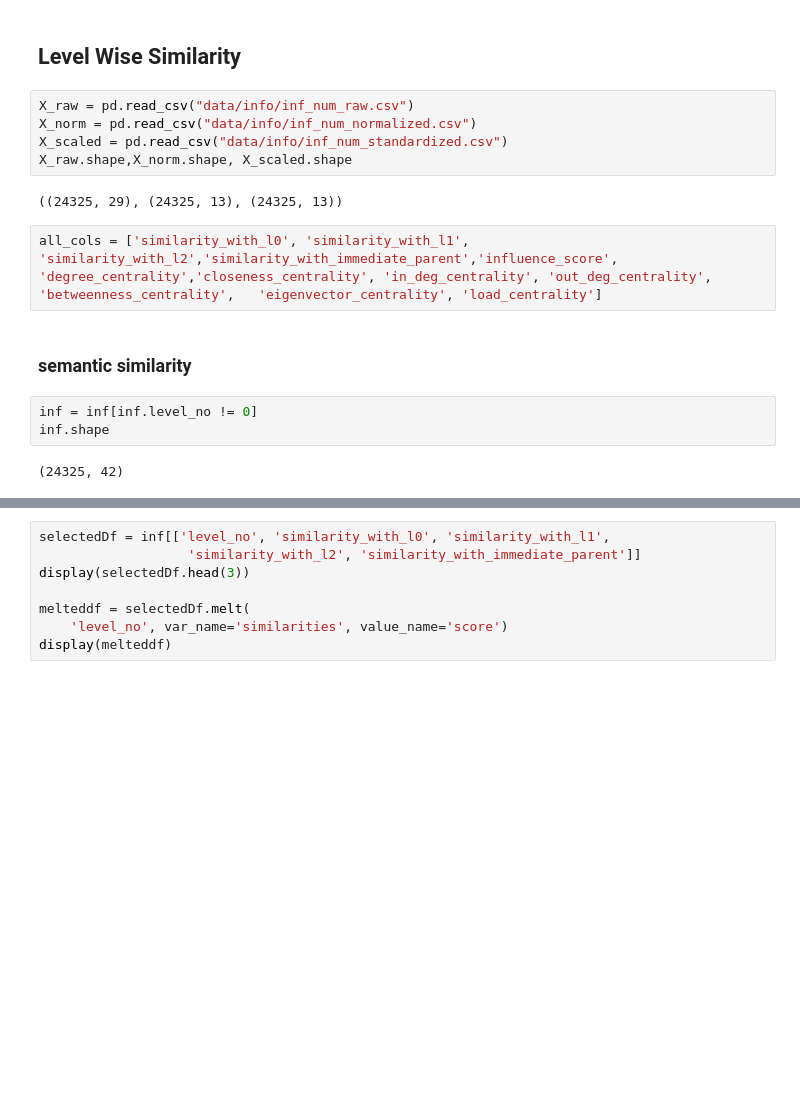
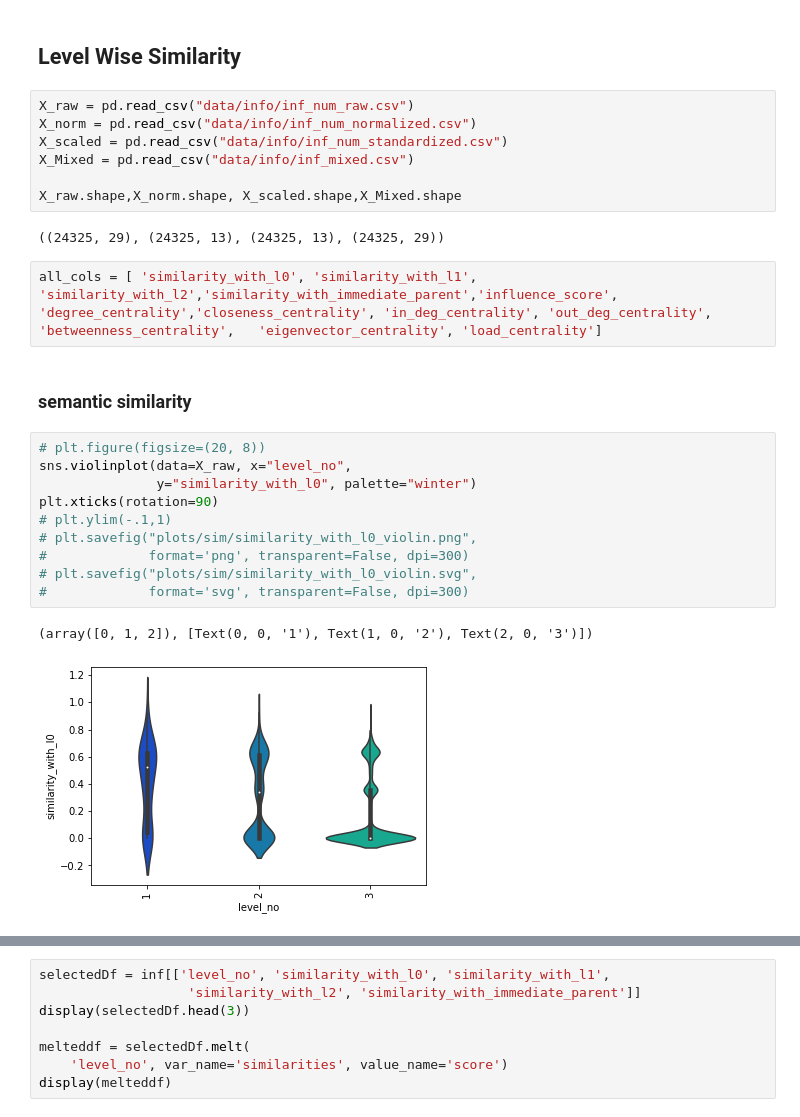
Before and after one commit to dev-SR/thesis-v1, a Jupyter notebook: eda.ipynb, the cells around one changed output, grey strips where cells are left out. Saved outputs shown, nothing was run; the diff lists cells and outputs as text; blank space fills up the shorter version.

```diff
--- a/eda.ipynb
+++ b/eda.ipynb
@@ -429,16 +432,25 @@ X_scaled.to_csv("data/inf_num_standardized.csv", index=False)
 X_raw = pd.read_csv("data/info/inf_num_raw.csv")
 X_norm = pd.read_csv("data/info/inf_num_normalized.csv")
 X_scaled = pd.read_csv("data/info/inf_num_standardized.csv")
-X_raw.shape,X_norm.shape, X_scaled.shape
+X_Mixed = pd.read_csv("data/info/inf_mixed.csv")
+
+X_raw.shape,X_norm.shape, X_scaled.shape,X_Mixed.shape
 # %% [output]
-((24325, 29), (24325, 13), (24325, 13))
+((24325, 29), (24325, 13), (24325, 13), (24325, 29))
 # %%
-all_cols = ['similarity_with_l0', 'similarity_with_l1', 'similarity_with_l2','similarity_with_immediate_parent','influence_score',
-'degree_centrality','closeness_centrality', 'in_deg_centrality', 'out_deg_centrality', 'betweenness_centrality',	'eigenvector_centrality', 'load_centrality']
+all_cols = [ 'similarity_with_l0', 'similarity_with_l1', 'similarity_with_l2','similarity_with_immediate_parent','influence_score', 'degree_centrality','closeness_centrality', 'in_deg_centrality', 'out_deg_centrality', 'betweenness_centrality',	'eigenvector_centrality', 'load_centrality']
 # %% [markdown]
 ### semantic similarity
-# %%
-inf = inf[inf.level_no != 0]
-inf.shape
-# %% [output]
-(24325, 42)
+# %%
+# plt.figure(figsize=(20, 8))
+sns.violinplot(data=X_raw, x="level_no",
+               y="similarity_with_l0", palette="winter")
+plt.xticks(rotation=90)
+# plt.ylim(-.1,1)
+# plt.savefig("plots/sim/similarity_with_l0_violin.png",
+#             format='png', transparent=False, dpi=300)
+# plt.savefig("plots/sim/similarity_with_l0_violin.svg",
+#             format='svg', transparent=False, dpi=300)
+# %% [output]
+(array([0, 1, 2]), [Text(0, 0, '1'), Text(1, 0, '2'), Text(2, 0, '3')])
+[figure, added]
```
Also changed, not shown: parts of 44 cells of this notebook, 33 other files.
